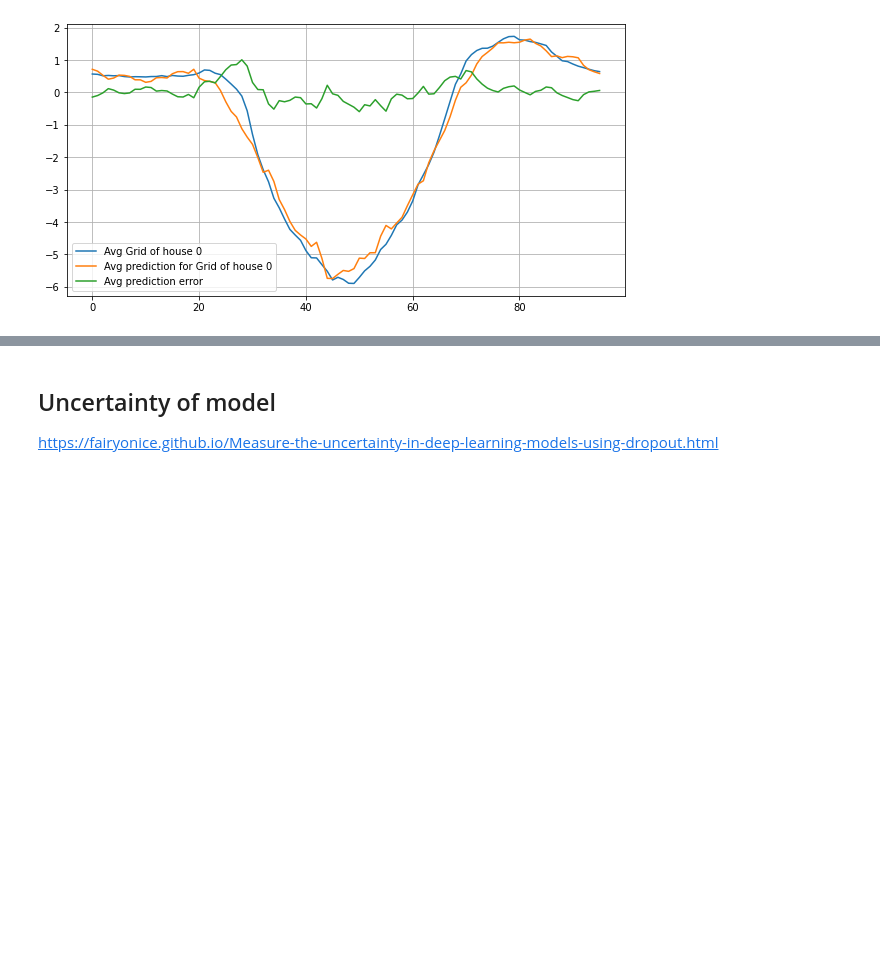
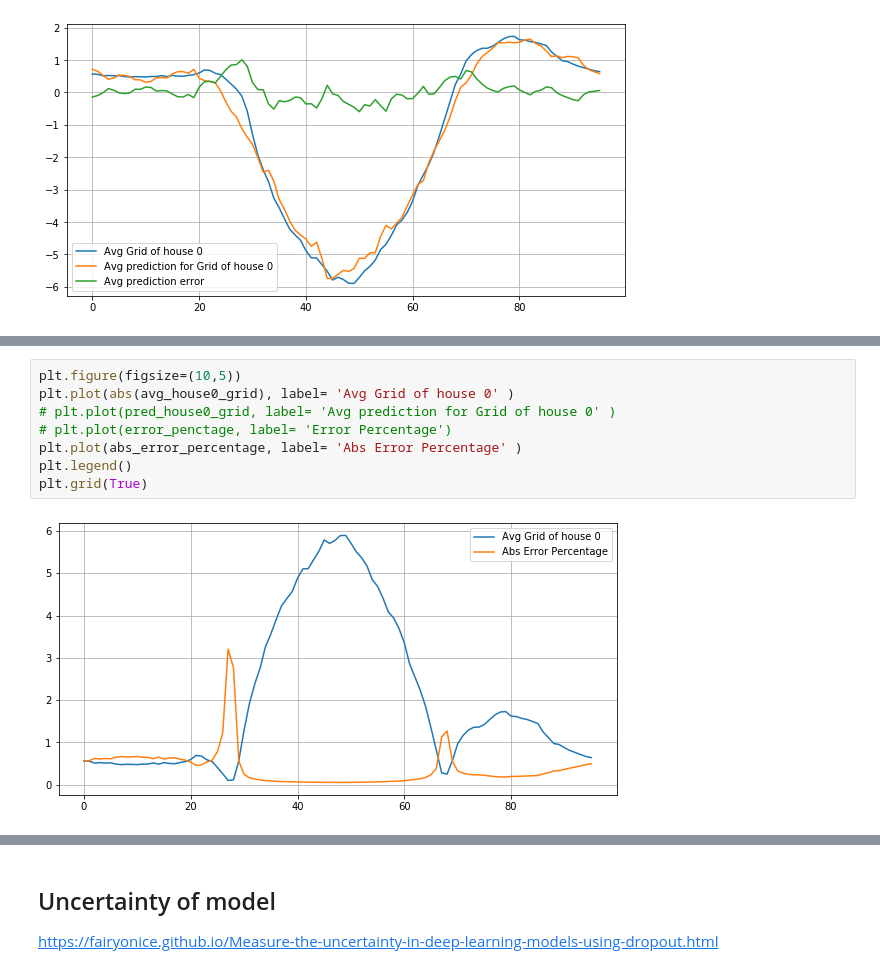
Before and after one commit to Natemen96/ECEMasterProject, a Jupyter notebook: notebooks/Dp1_analysis.ipynb, the cells around one changed output, grey strips where cells are left out. Drawn from its saved outputs; the diff is of its cells as text; blank space fills up the shorter version.

```diff
--- a/notebooks/Dp1_analysis.ipynb
+++ b/notebooks/Dp1_analysis.ipynb
@@ -231,0 +253,10 @@ f_h = np.mean(f_h)
+# %%
+plt.figure(figsize=(10,5))
+plt.plot(abs(avg_house0_grid), label= 'Avg Grid of house 0' )
+# plt.plot(pred_house0_grid, label= 'Avg prediction for Grid of house 0' )
+# plt.plot(error_penctage, label= 'Error Percentage')
+plt.plot(abs_error_percentage, label= 'Abs Error Percentage' )
+plt.legend()
+plt.grid(True)
+# %% [output]
+[figure, added]
```
Also changed, not shown: parts of 30 cells of this notebook, 1 other file.
